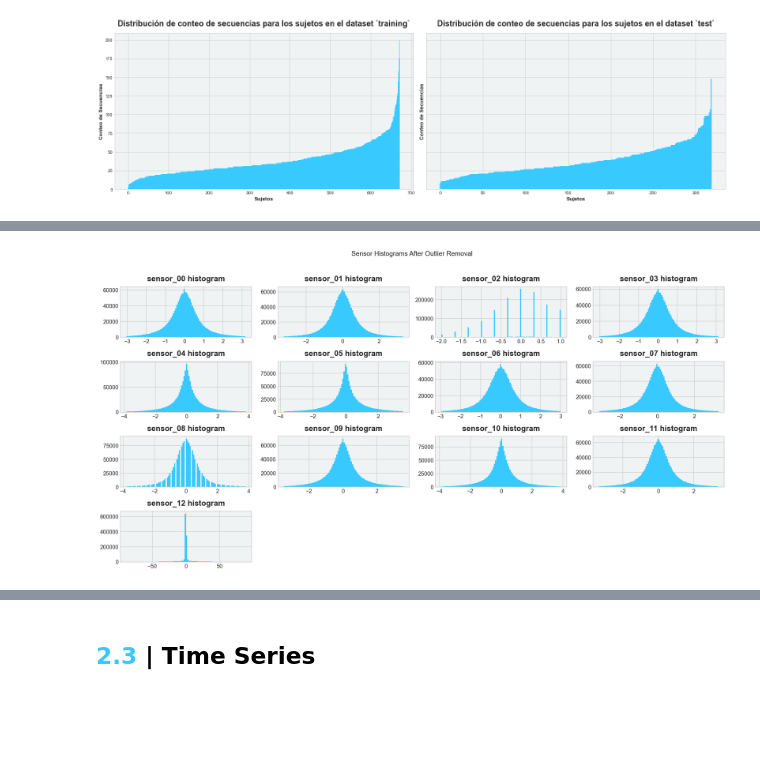
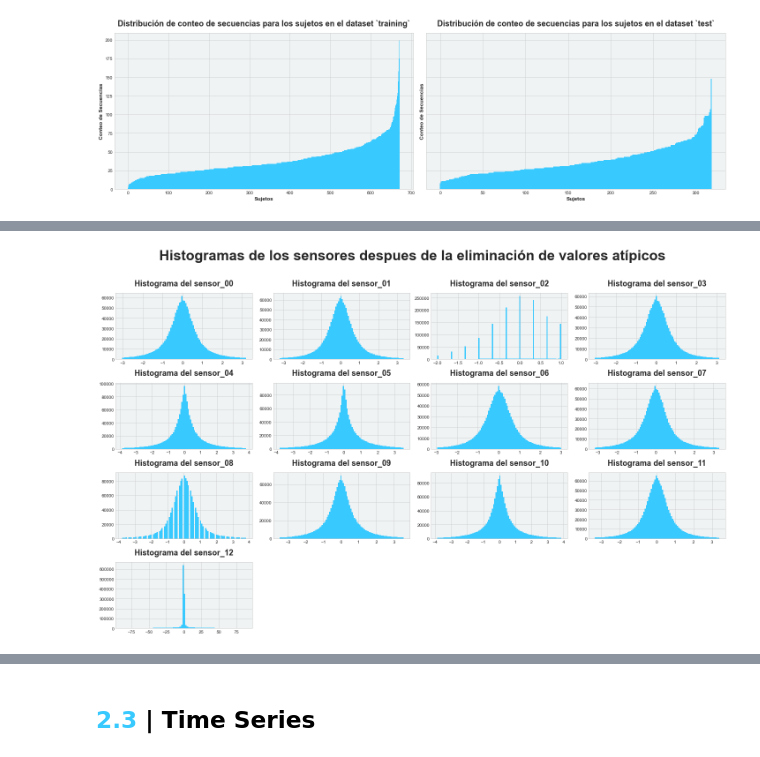
Before and after one commit to rdurango92/sensores, a Jupyter notebook: Sensores.ipynb, the cells around one changed output, grey strips where cells are left out. Saved outputs shown, nothing was run; the diff lists cells and outputs as text; code cells hidden in the pictures; blank space fills up the shorter version.

```diff
--- a/Sensores.ipynb
+++ b/Sensores.ipynb
@@ -223,11 +219,12 @@ Subjects which are always in state 0: 59
 # %%
-figure = plt.figure(figsize=(16, 8))
+figure = plt.figure(figsize=(20, 12))
 for sensor in range(13):
     sensor_name = f"sensor_{sensor:02d}"
     plt.subplot(4, 4, sensor+1)
     plt.hist(train[sensor_name], bins=100, color = '#38c9ff')
-    plt.title(f"{sensor_name} histogram")
+    plt.title(f"Histograma del {sensor_name}")
 figure.tight_layout(h_pad=1.0, w_pad=0.5)
-plt.suptitle('Sensor Histograms Before Outlier Removal', y=1.02)
+plt.suptitle('Histogramas de los sensores antes de la eliminación de valores atípicos',
+             y=1.02, fontsize=32, fontweight='bold')
 plt.show()
 # %% [output]
@@ -234,0 +232,11 @@ plt.show()
+# %%
+figure = plt.figure(figsize=(20, 12))
+for sensor in range(13):
+    sensor_name = f"sensor_{sensor:02d}"
+    plt.subplot(4, 4, sensor+1)
+    sns.ecdfplot(train[sensor_name], color='#38c9ff')
+    plt.title(f"ECDF del {sensor_name}")
+figure.tight_layout(h_pad=1.0, w_pad=0.5)
+plt.suptitle('Funciones de distribución acumulativa de los sensores antes de la eliminación de valores atípicos',
+             y=1.02, fontsize=32, fontweight='bold')
+plt.show()
@@ -235,14 +245,15 @@ plt.show()
 # %%
-figure = plt.figure(figsize=(16, 8))
+figure = plt.figure(figsize=(20, 12))
 for sensor in range(13):
     sensor_name = f"sensor_{sensor:02d}"
     plt.subplot(4, 4, sensor+1)
     plt.hist(train[sensor_name], bins=100, color = '#38c9ff',
              range=(train[sensor_name].quantile(0.02),
                     train[sensor_name].quantile(0.98)))
-    plt.title(f"{sensor_name} histogram")
+    plt.title(f"Histograma del {sensor_name}")
 figure.tight_layout(h_pad=1.0, w_pad=0.5)
-plt.suptitle('Sensor Histograms After Outlier Removal', y=1.02)
+plt.suptitle('Histogramas de los sensores despues de la eliminación de valores atípicos',
+             y=1.02, fontsize=32, fontweight='bold')
 plt.show()
 # %% [output]
-[figure, old version]
+[figure, new version]
```
Also changed, not shown: parts of 7 cells of this notebook.
